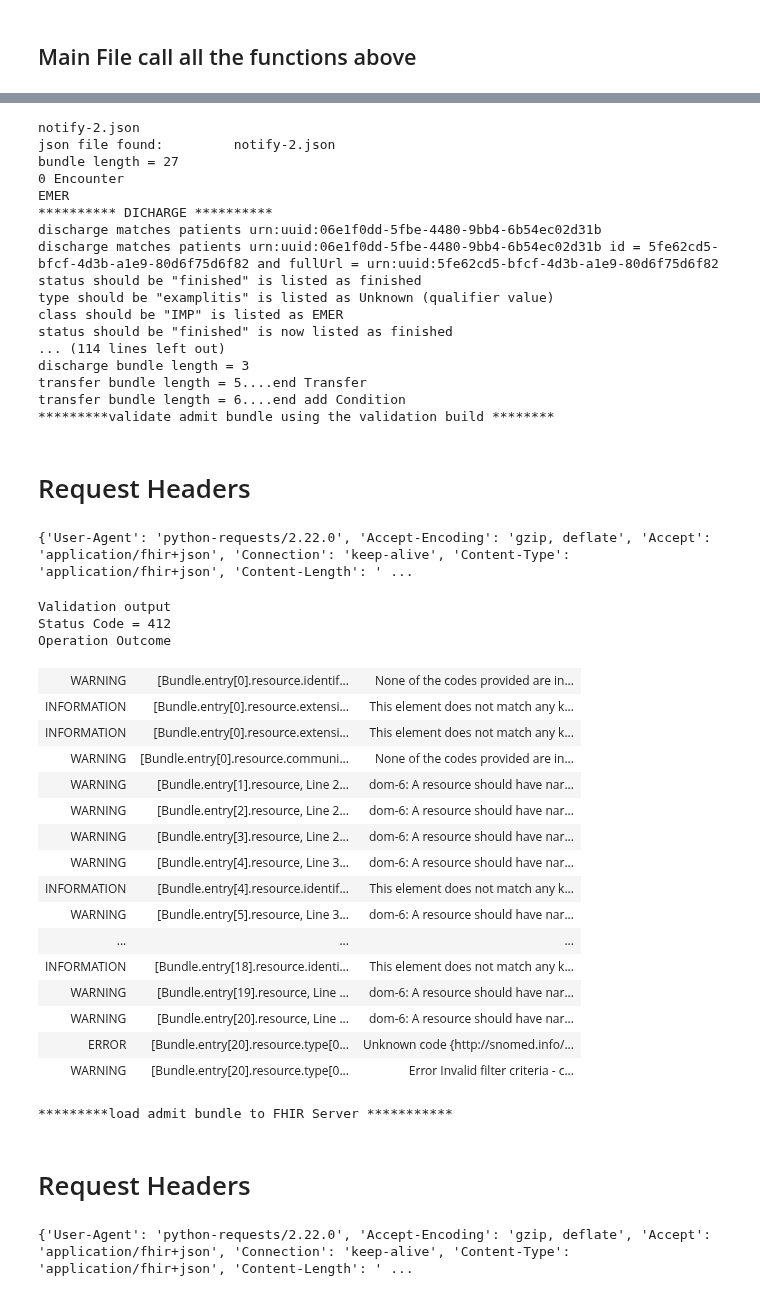
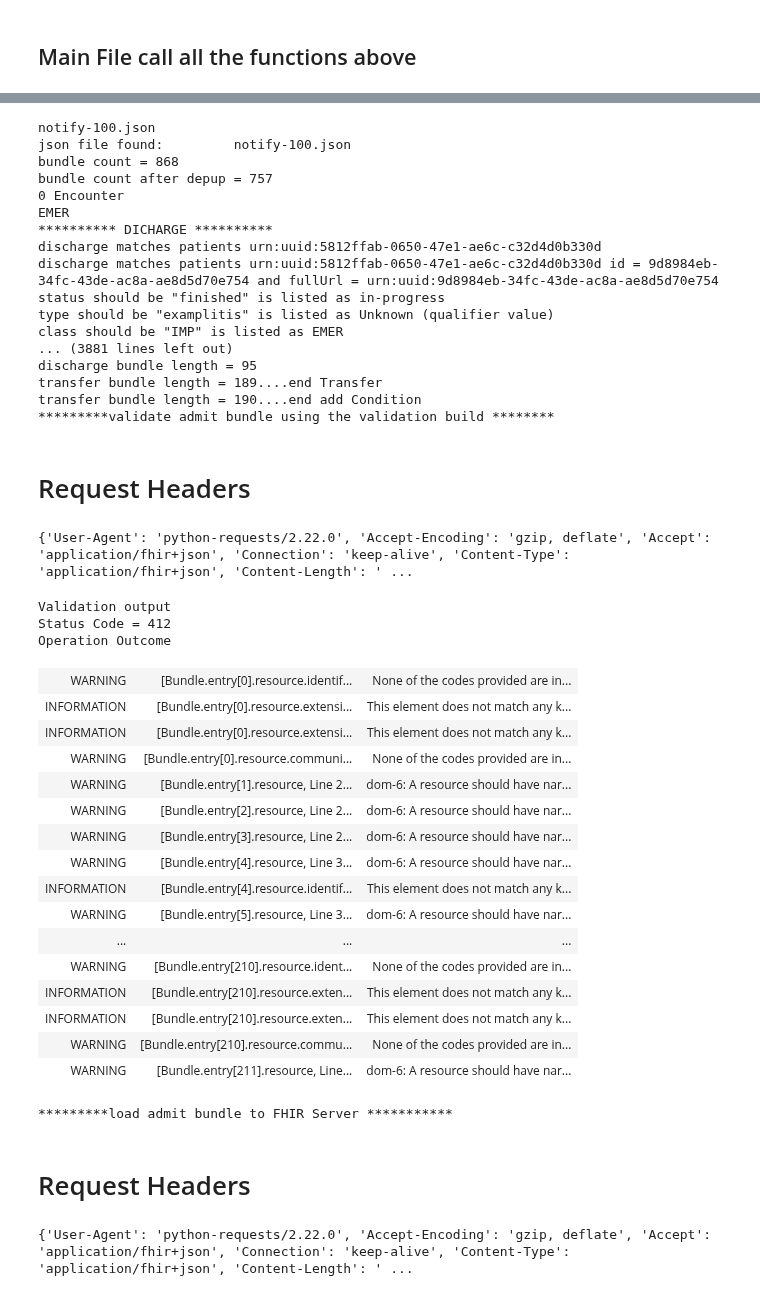
Before and after one commit to Healthedata1/MyNotebooks, a Jupyter notebook: unbundle_save/Synthea_unbundler-forAlerts.ipynb, the cells around one changed output, grey strips where cells are left out. Saved outputs shown, nothing was run; the diff lists cells and outputs as text; code cells hidden in the pictures.

```diff
--- a/unbundle_save/Synthea_unbundler-forAlerts.ipynb
+++ b/unbundle_save/Synthea_unbundler-forAlerts.ipynb
@@ -115,8 +119,8 @@ out_path='out/'
 #f_name = 'Denisse335_Stracke611_e760e08d-a0ff-4cd7-83c0-36b27dae6ec3'
 #f_name='Alaina222_Gleichner915_0e83bdc3-52c5-4e7e-ba92-174e711ba95c'
 #f_name = 'Nadia817_Morissette863_190017e3-417c-46d4-8c0e-dcc9dbc67d25.json'
-f_name = "notify-2.json"
-#f_name ="notify-100.json"
+#f_name = "notify-2.json"
+f_name ="notify-100.json"
 f_now = D.FHIRDate(f'{datetime.utcnow().isoformat()}Z')
 f_now.as_json()
 # %% [output]
@@ -390,11 +398,21 @@ def update_refs(e):
+# %%
+def get_dups(entries):
+    fullUrls = []
+    dups = []
+    for i,e in enumerate(entries):
+        #print(i, e["fullUrl"])
+        if e["fullUrl"] in fullUrls:
+            dups.append(i)
+        else:
+            fullUrls.append(e["fullUrl"])
+    return(dups)
+
+#print(get_dups(b["entry"])[:10])
+#print(list(reversed(get_dups(b["entry"])[:10])))
 # %%
 # fix encounter references to same make encounter ID dict
-b = open_file(in_path,f_name)
 enc_map = {e["resource"]['subject']['reference']:e["resource"]["id"]
            for e in b["entry"] if e["resource"]['resourceType'] == "Encounter"
            and e["resource"]["class"]["code"]=="EMER"}
-
-
-
 enc_map
 # %% [output]
@@ -409,10 +441,20 @@ for file in synthea_files: # assume is synthea patient bundle.
     if file.endswith(".json"):
         print("json file found:\t", file)
         b = open_file(in_path,file)
+
+        print(f'bundle count = {len(b["entry"])}')
+        # delete duplicates
+        for i in reversed(get_dups(b["entry"])):
+            try :
+                b["entry"].pop(int(i))
+            except IndexError:
+                print("Index Out of Range")
+        print(f'bundle count after depup = {len(b["entry"])}')
+
         admit_b = deepcopy(new_b)
         transfer_b = deepcopy(new_b)
         discharge_b = deepcopy(new_b)
-        print(f'bundle length = {len(b["entry"])}')
+
         #org_id = prefetch_org(b) # for provenance
         #print(f'Provenance Organization url will be: Organization/{org_id}')
 
@@ -566,7 +608,7 @@ for file in synthea_files: # assume is synthea patient bundle.
         #for i, bundle in enumerate([pb,b]):
         #print(len(b['entry']),len(new_b),len(b['entry'] + new_b))
 
-        for use in (['admit','transfer',' discharge']):
+        for use in (['admit','transfer','discharge']):
             d_bundle = eval(f'{use}_b')
             #list_FullUrls = [(e['resource']['resourceType'],e['fullUrl']) for e in d_bundle['entry']]
             #pprint(list_FullUrls)
@@ -603,49 +645,49 @@ for file in synthea_files: # assume is synthea patient bundle.
                 pprint(r.request.headers)
                 #display(HTML(f'<h1>Validation output</h1><h3>Status Code = {r.status_code}</h3> {r.json()["text"]["div"]}'))
                 display(HTML(f'<h1>Validation output</h1><h3>Status Code = {r.status_code}</h3>'))
                 pprint(r.json())
            '''
 
 print('======Fin======')
 # %% [output]
-notify-2.json
-json file found:         notify-2.json
-bundle length = 27
+notify-100.json
+json file found:         notify-100.json
+bundle count = 868
+bundle count after depup = 757
 0 Encounter
 EMER
 ********** DICHARGE **********
-discharge matches patients urn:uuid:06e1f0dd-5fbe-4480-9bb4-6b54ec02d31b
-discharge matches patients urn:uuid:06e1f0dd-5fbe-4480-9bb4-6b54ec02d31b id = 5fe62cd5-bfcf-4d3b-a1e9-80d6f75d6f82 and fullUrl = urn:uuid:5fe62cd5-bfcf-4d3b-a1e9-80d6f75d6f82
-status should be "finished" is listed as finished
+discharge matches patients urn:uuid:5812ffab-0650-47e1-ae6c-c32d4d0b330d
+discharge matches patients urn:uuid:5812ffab-0650-47e1-ae6c-c32d4d0b330d id = 9d8984eb-34fc-43de-ac8a-ae8d5d70e754 and fullUrl = urn:uuid:9d8984eb-34fc-43de-ac8a-ae8d5d70e754
+status should be "finished" is listed as in-progress
 type should be "examplitis" is listed as Unknown (qualifier value)
 class should be "IMP" is listed as EMER
-status should be "finished" is now listed as finished
-... (114 lines left out)
-discharge bundle length = 3
-transfer bundle length = 5....end Transfer
-transfer bundle length = 6....end add Condition
+... (3881 lines left out)
+discharge bundle length = 95
+transfer bundle length = 189....end Transfer
+transfer bundle length = 190....end add Condition
 *********validate admit bundle using the validation build ********
 Request Headers
 {'User-Agent': 'python-requests/2.22.0', 'Accept-Encoding': 'gzip, deflate', 'Accept': 'application/fhir+json', 'Connection': 'keep-alive', 'Content-Type': 'application/fhir+json', 'Content-Length': ' ...
 Validation output
 Status Code = 412
 Operation Outcome
 | WARNING | [Bundle.entry[0].resource.identif... | None of the codes provided are in... |
 | INFORMATION | [Bundle.entry[0].resource.extensi... | This element does not match any k... |
 | INFORMATION | [Bundle.entry[0].resource.extensi... | This element does not match any k... |
 | WARNING | [Bundle.entry[0].resource.communi... | None of the codes provided are in... |
 | WARNING | [Bundle.entry[1].resource, Line 2... | dom-6: A resource should have nar... |
 | WARNING | [Bundle.entry[2].resource, Line 2... | dom-6: A resource should have nar... |
 | WARNING | [Bundle.entry[3].resource, Line 2... | dom-6: A resource should have nar... |
 | WARNING | [Bundle.entry[4].resource, Line 3... | dom-6: A resource should have nar... |
 | INFORMATION | [Bundle.entry[4].resource.identif... | This element does not match any k... |
 | WARNING | [Bundle.entry[5].resource, Line 3... | dom-6: A resource should have nar... |
 | ... | ... | ... |
-| INFORMATION | [Bundle.entry[18].resource.identi... | This element does not match any k... |
-| WARNING | [Bundle.entry[19].resource, Line ... | dom-6: A resource should have nar... |
-| WARNING | [Bundle.entry[20].resource, Line ... | dom-6: A resource should have nar... |
-| ERROR | [Bundle.entry[20].resource.type[0... | Unknown code {http://snomed.info/... |
-| WARNING | [Bundle.entry[20].resource.type[0... | Error Invalid filter criteria - c... |
+| WARNING | [Bundle.entry[210].resource.ident... | None of the codes provided are in... |
+| INFORMATION | [Bundle.entry[210].resource.exten... | This element does not match any k... |
+| INFORMATION | [Bundle.entry[210].resource.exten... | This element does not match any k... |
+| WARNING | [Bundle.entry[210].resource.commu... | None of the codes provided are in... |
+| WARNING | [Bundle.entry[211].resource, Line... | dom-6: A resource should have nar... |
 *********load admit bundle to FHIR Server ***********
 Request Headers
 {'User-Agent': 'python-requests/2.22.0', 'Accept-Encoding': 'gzip, deflate', 'Accept': 'application/fhir+json', 'Connection': 'keep-alive', 'Content-Type': 'application/fhir+json', 'Content-Length': ' ...
```
Also changed, not shown: parts of 5 cells of this notebook, 7 other files.
